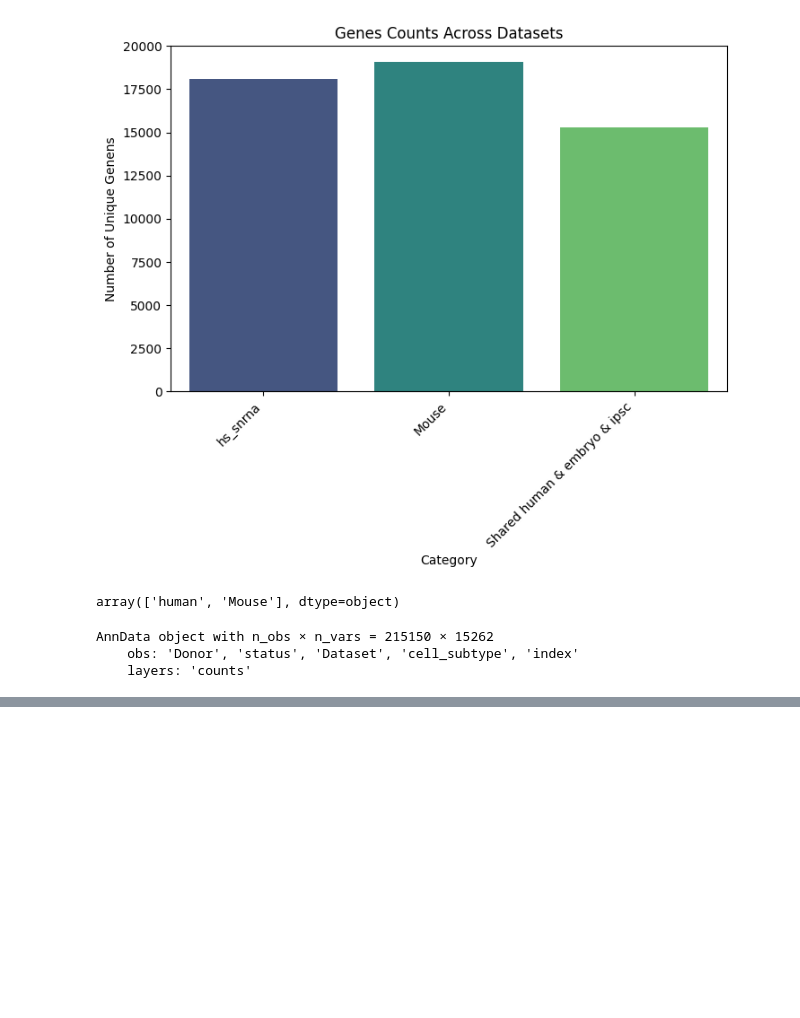
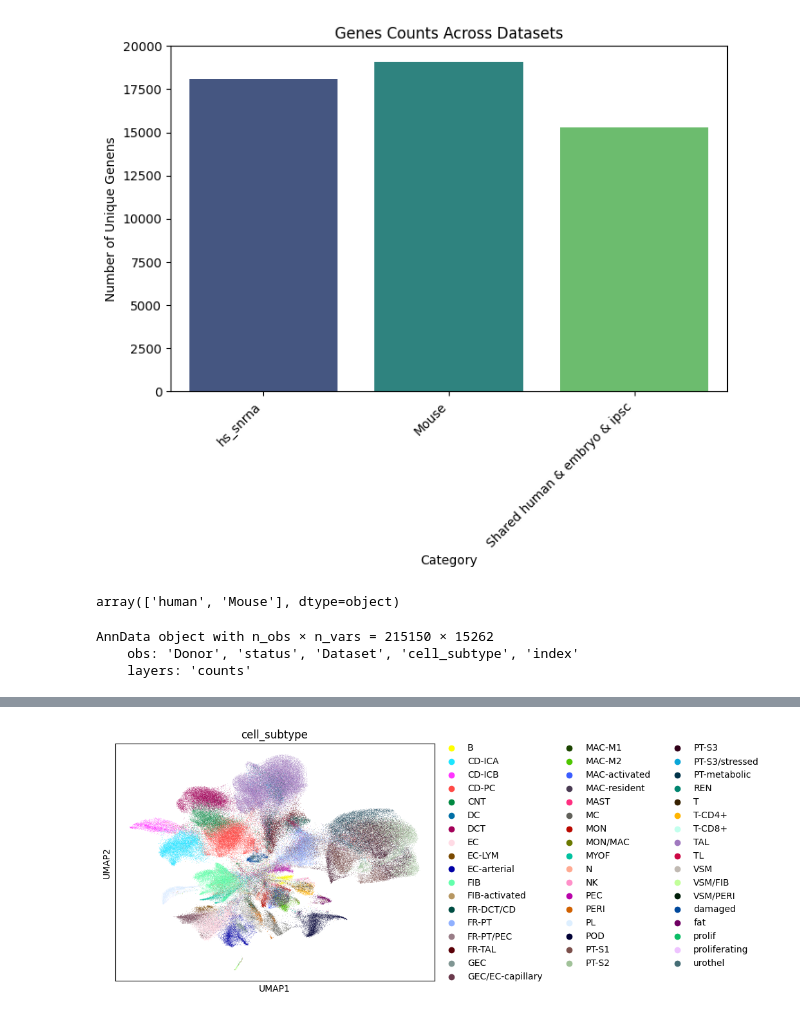
Before and after one commit to mehdijoodaki/Kidney_Emilia, a Jupyter notebook: flex_integration/Human_Mouse.ipynb, the cells around one changed output, grey strips where cells are left out. Cells and saved outputs as stored; diff of their text form; code cells hidden in the pictures; blank space fills up the shorter version.

```diff
--- a/flex_integration/Human_Mouse.ipynb
+++ b/flex_integration/Human_Mouse.ipynb
@@ -90,0 +104,4 @@ AnnData object with n_obs × n_vars = 215150 × 15262
+# %%
+sc.pl.umap(adata,color='cell_subtype')
+# %% [output]
+[figure, added]
```
Also changed, not shown: parts of 4 cells of this notebook, 3 other files.
